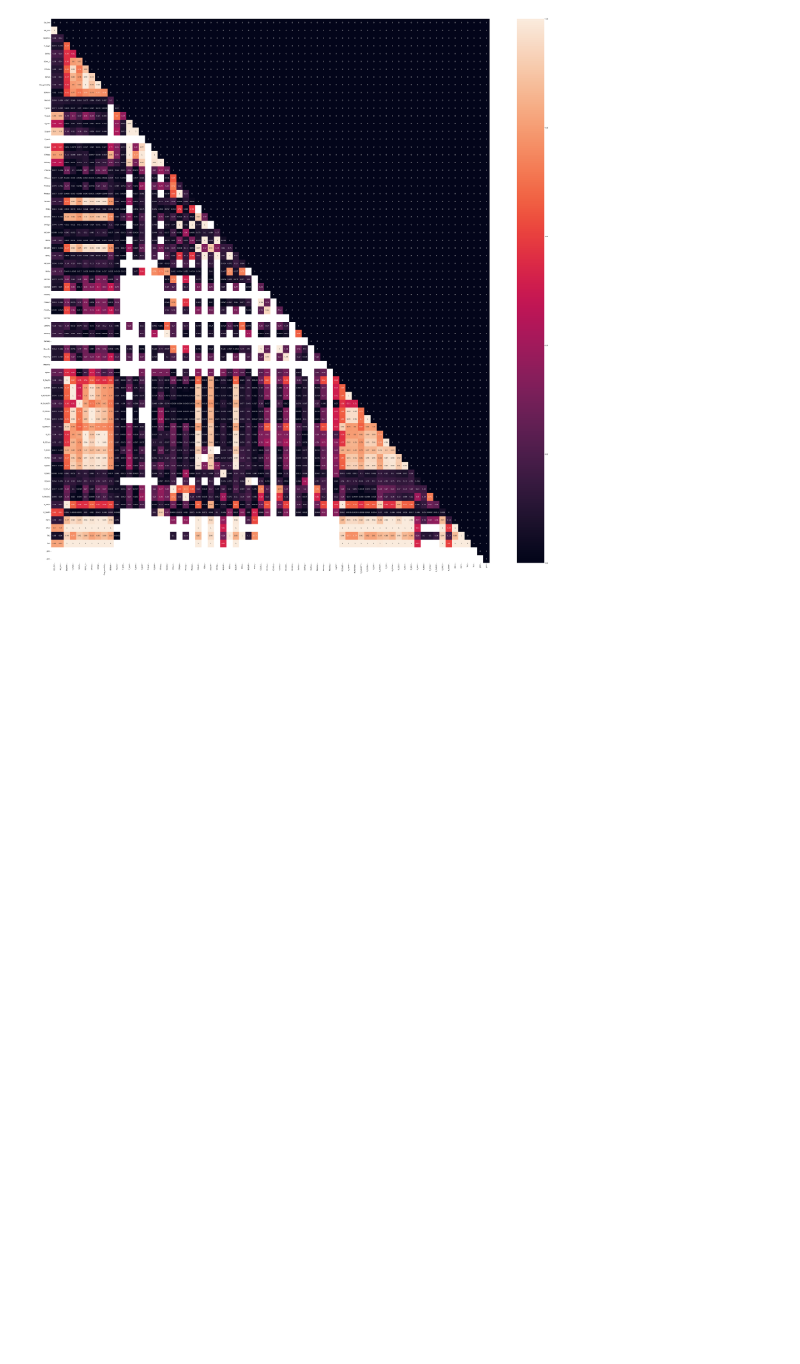
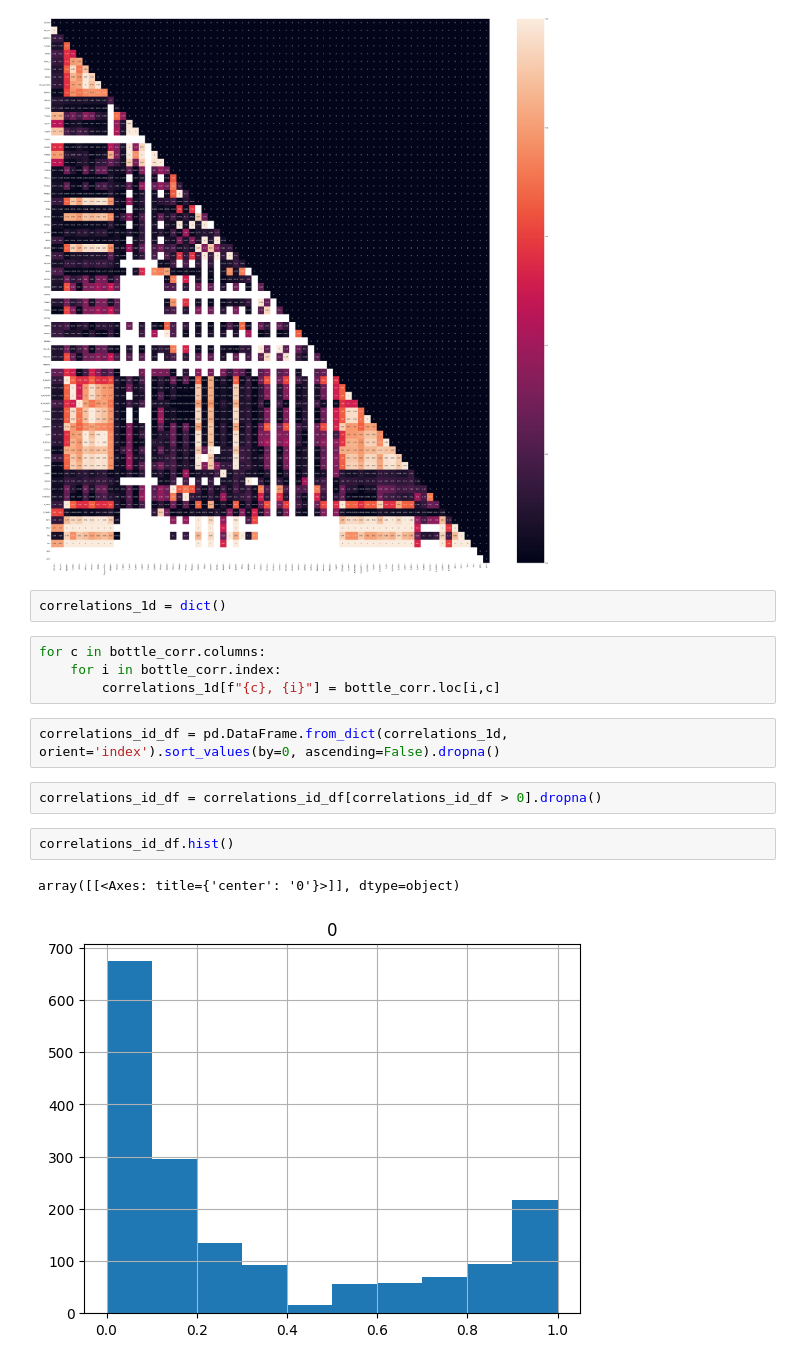
Before and after one commit to nicodigos/boston_dataset, a Jupyter notebook: Ocean.ipynb, the cells around one changed output. Drawn from its saved outputs; the diff is of its cells as text; blank space fills up the shorter version.

Commit message:
Ocean: strong correlations selected

```diff
--- a/Ocean.ipynb
+++ b/Ocean.ipynb
@@ -25,3 +25,18 @@ sns.heatmap(bottle_corr, annot=True)
 plt.savefig("output.png")
 # %% [output]
 [figure]
+# %%
+correlations_1d = dict()
+# %%
+for c in bottle_corr.columns:
+    for i in bottle_corr.index:
+        correlations_1d[f"{c}, {i}"] = bottle_corr.loc[i,c]
+# %%
+correlations_id_df = pd.DataFrame.from_dict(correlations_1d, orient='index').sort_values(by=0, ascending=False).dropna()
+# %%
+correlations_id_df = correlations_id_df[correlations_id_df > 0].dropna()
+# %%
+correlations_id_df.hist()
+# %% [output]
+array([[<Axes: title={'center': '0'}>]], dtype=object)
+[figure, added]
```
Also changed, not shown: parts of 2 cells of this notebook.
